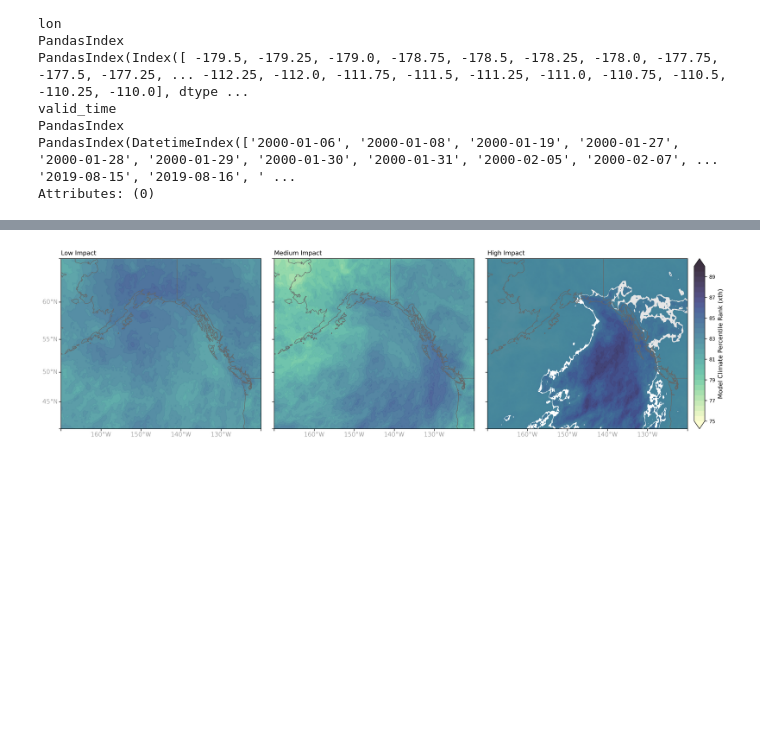
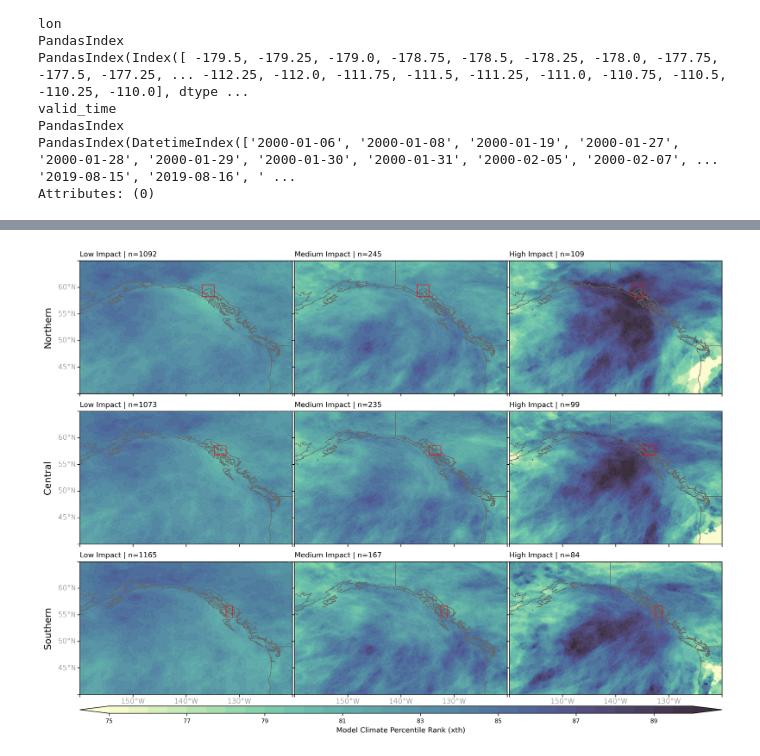
Before and after one commit to dlnash/SEAK_AR_impacts, a Jupyter notebook: analysis/mclimate_composites-compute_AR-days.ipynb, the cells around one changed output, grey strips where cells are left out. Drawn from its saved outputs; the diff is of its cells as text; code cells hidden in the pictures; blank space fills up the shorter version.

Commit message:
set up figures so they are multi-panel, include subregion bounding box, and have n values

```diff
--- a/analysis/mclimate_composites-compute_AR-days.ipynb
+++ b/analysis/mclimate_composites-compute_AR-days.ipynb
@@ -103,7 +132,6 @@ np.nanmax(data_lst[2].ivt_mclimate.values)
 # %%
 # Set up projection
-mapcrs = ccrs.Mercator()
-# mapcrs = ccrs.PlateCarree()
+mapcrs = ccrs.PlateCarree()
 datacrs = ccrs.PlateCarree()
 
 # Set tick/grid locations
@@ -112,16 +140,16 @@ lons = data_lst[0].lon.values
 dx = np.arange(lons.min().round(),lons.max().round()+10,10)
 dy = np.arange(lats.min().round(),lats.max().round()+5,5)
 
-ext = [-170., -120., 40., 65.]
+ext = [-160., -120., 40., 65.]
 # %%
 # Create figure
-fig = plt.figure(figsize=(19, 5))
+fig = plt.figure(figsize=(16, 11.5))
 fig.dpi = 300
-fname = path_to_figs + 'impact_composite_{0}'.format(zone)
+fname = path_to_figs + 'impact_composite_{0}_{1}perc'.format(region, perc_coverage)
 fmt = 'png'
 
-nrows = 1
-ncols = 4
+nrows = 4
+ncols = 3
 
 # contour labels
 kw_clabels = {'fontsize': 7, 'inline': True, 'inline_spacing': 7, 'fmt': '%i',
@@ -131,71 +159,58 @@ kw_ticklabels = {'size': 10, 'color': 'dimgray', 'weight': 'light'}
 
 ## Use gridspec to set up a plot with a series of subplots that is
 ## n-rows by n-columns
-gs = GridSpec(nrows, ncols, height_ratios=[1], width_ratios = [1, 1, 1, 0.05], wspace=0.001, hspace=0.05)
+gs = GridSpec(nrows, ncols, height_ratios=[1, 1, 1, 0.05], width_ratios = [1, 1, 1], wspace=0.01, hspace=0.05)
 ## use gs[rows index, columns index] to access grids
 
-###################
-### CLIMATOLOGY ###
-###################
-leftlats_lst = [True, False, False]
-lbl = ['Low Impact', 'Medium Impact', 'High Impact']
+##################
+### COMPOSITES ###
+##################
+leftlats_lst = [True]*3 + [False]*6
+bottom_lons_lst = [False, False, True]*3
+lbl = ['Low Impact']*3 + ['Medium Impact']*3 + ['High Impact']*3
+region_lst = ['Northern', 'Central', 'Southern']
+row_idx = [0, 1, 2]*3
+col_idx = [0, 0, 0, 1, 1, 1, 2, 2, 2]
 for i, fc in enumerate(data_lst):
-    ax = fig.add_subplot(gs[0, i], projection=mapcrs)
-    ax = draw_basemap(ax, extent=ext, xticks=dx, yticks=dy, left_lats=leftlats_lst[i], right_lats=False, bottom_lons=True)
+    ax = fig.add_subplot(gs[row_idx[i], col_idx[i]], projection=mapcrs)
+    ax = draw_basemap(ax, extent=ext, xticks=dx, yticks=dy, left_lats=leftlats_lst[i], right_lats=False, bottom_lons=bottom_lons_lst[i])
 
     # Contour Filled
     data = fc.ivt_mclimate.values*100.
     # cmap, norm, bnds = ccmap.cmap('mclimate_purple')
     # cf = ax.contourf(fc.lon, fc.lat, data, transform=datacrs,
     #                  levels=bnds, cmap=cmap, norm=norm, alpha=0.9, extend='neither')
 
     cmap = cmo.deep
     bnds = np.arange(75, 90.5, 0.5)
     cf = ax.contourf(fc.lon, fc.lat, data, transform=datacrs,
                      levels=bnds, cmap=cmap, alpha=0.9, extend='both')
-    ax.set_title(lbl[i], loc='left', fontsize=10)
 
-    # # Contour Lines
-    # clevs = np.arange(250., 2100., 250.)
-    # cs = ax.contour(ds.lon, ds.lat, ds.IVT, transform=datacrs,
-    #                  levels=clevs, colors='k',
-    #                  linewidths=0.75, linestyles='solid')
-    # plt.clabel(cs, **kw_clabels)
+    ax.set_title('{0} | n={1}'.format(lbl[i], ndays[i]), loc='left', fontsize=10)
 
-    # ts = pd.to_datetime(str(ds.time.values))
-    # init_time = ts.strftime('%HZ %d %b %Y')
-    # start_date = ts - timedelta(days=45)
-    # start_date = start_date.strftime('%d-%b')
-    # end_date = ts + timedelta(days=45)
-    # end_date = end_date.strftime('%d-%b')
+    if col_idx[i] == 0:
+        ax.text(-0.13, 0.5, region_lst[i], va='bottom', ha='center',
+                rotation='vertical', rotation_mode='anchor', fontsize=13,
+                transform=ax.transAxes)
 
-    # ts = pd.to_datetime(str(ds.valid_time.values))
-    # valid_time = ts.strftime('%HZ %d %b %Y')
-
-    # ax.set_title('Model Run: {0}'.format(init_time), loc='left', fontsize=10)
-    # ax.set_title('Valid Date: {0}'.format(valid_time), loc='right', fontsize=10)
-
-
-    # txt = 'Relative to all 162-h GEFSv12 reforecasts initialized between {0} and {1} (2000-2019)'.format(start_date, end_date)
-    # ann_ax = fig.add_subplot(gs[-1, i])
-    # ann_ax.axis('off')
-    # ann_ax.annotate(textwrap.fill(txt, 60), # this is the text
-    #            (0, 0.), # these are the coordinates to position the label
-    #             textcoords="offset points", # how to position the text
-    #             xytext=(25,-35), # distance from text to points (x,y)
-    #             ha='left', # horizontal alignment can be left, right or center
-    #             **kw_ticklabels)
+    patch = bboxes[row_idx[i]]
+    ax.add_patch(mpatches.Rectangle(xy=[patch[0], patch[2]], width=patch[1]-patch[0], height=patch[3]-patch[2],
+                                fill=False,
+                                edgecolor='r',
+                                linewidth=0.75,
+                                transform=datacrs,
+                                zorder=199))
 
 
 # Add color bar
-cbax = plt.subplot(gs[0,-1]) # colorbar axis
-cb = Colorbar(ax = cbax, mappable = cf, orientation = 'vertical', ticklocation = 'right')
+cbax = plt.subplot(gs[-1,:]) # colorbar axis
+cb = Colorbar(ax = cbax, mappable = cf, orientation = 'horizontal', ticklocation = 'bottom')
 cb.set_label('Model Climate Percentile Rank (xth)', fontsize=10)
 cb.ax.tick_params(labelsize=8)
 
 fig.savefig('%s.%s' %(fname, fmt), bbox_inches='tight', dpi=fig.dpi)
 
 # Show
 plt.show()
 # %% [output]
-[figure, old version]
+[figure, new version]
```
Also changed, not shown: parts of 4 cells of this notebook, 1 other file.
